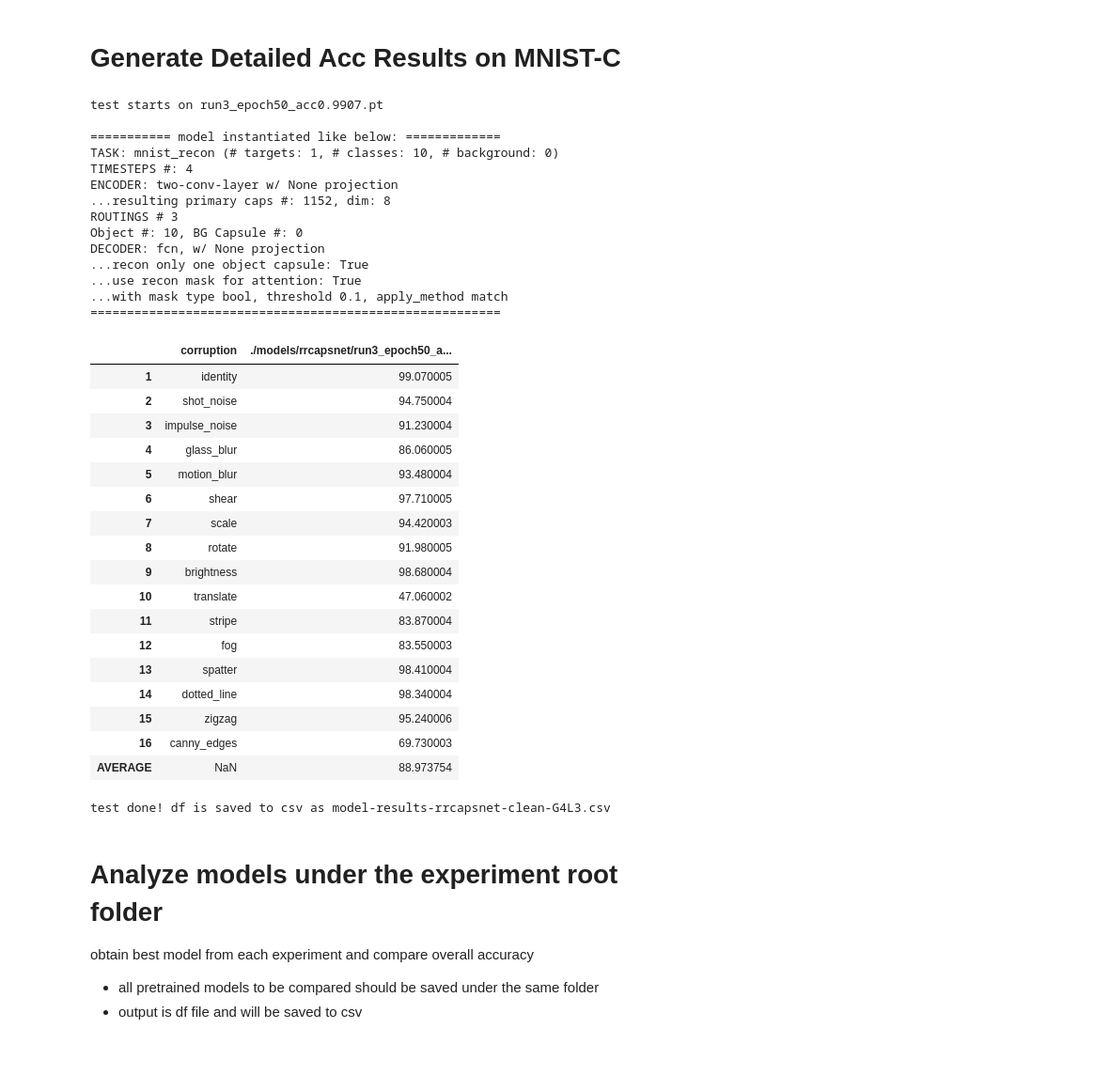
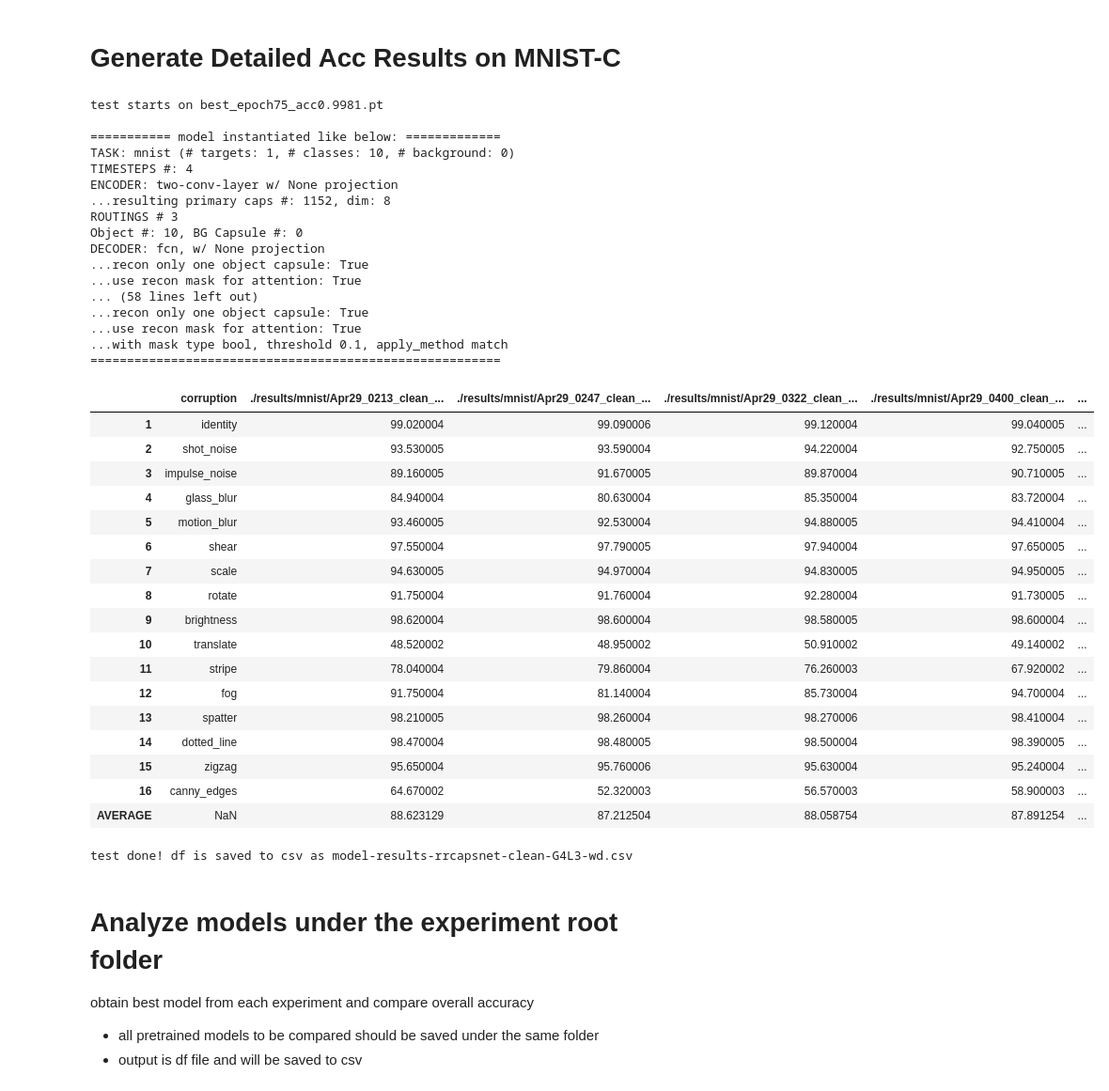
Before and after one commit to ahnchive/ORA-recognition, a Jupyter notebook: eval_rrcapsnet_original.ipynb, the cells around one changed output. Shown at 94% size. Cells and saved outputs as stored; diff of their text form; code cells hidden in the pictures; blank space fills up the shorter version.

```diff
--- a/eval_rrcapsnet_original.ipynb
+++ b/eval_rrcapsnet_original.ipynb
@@ -714,6 +726,7 @@ args_to_update = {'device':DEVICE, 'batch_size':BATCHSIZE,
                  'time_steps': 4, 'routings': 3, 'mask_threshold': 0.1}
 
 load_model_path = './models/rrcapsnet/run3_epoch50_acc0.9907.pt'
+load_model_path = './results/mnist/Apr29_0213_clean_wd_run1/best_epoch75_acc0.9981.pt'
 
 
 args = load_args(load_model_path, args_to_update, print_args)
@@ -721,7 +734,7 @@ model = load_model(args)
 
 
 # obtain model prediction and outputs
-corruption_index =9
+corruption_index =3
 corruption =CORRUPTION_TYPES[corruption_index-1]
 
 if task == 'mnist_c_mini':
@@ -956,10 +964,36 @@ args_to_update = {'device':DEVICE, 'batch_size':BATCHSIZE,
 modelpathlist = [
 # './models/rrcapsnet/run1_epoch50_acc0.9917.pt',
 # './models/rrcapsnet/run2_epoch50_acc0.9915.pt',
-'./models/rrcapsnet/run3_epoch50_acc0.9907.pt',
+# './models/rrcapsnet/run3_epoch50_acc0.9907.pt',
 # './models/rrcapsnet/run4_epoch50_acc0.9905.pt',
 # './models/rrcapsnet/run5_epoch50_acc0.9907.pt',
 
+# './results/mnist/Apr28_1352_adam_clr_128/archive_model_epoch50_acc0.9987.pt'
+# './results/mnist/Apr28_1408_adam_clr_512/archive_model_epoch50_acc0.9953.pt' # increase bn worse
+# './results/mnist/Apr28_1438_adam_clr_128_wde5/archive_model_epoch50_acc0.9986.pt'
+# './results/mnist/Apr28_1458_adam_clr_128_wde4/archive_model_epoch50_acc0.9963.pt' #incerase weigthday worse
+# './results/mnist/Apr28_1550_adamw_clr_128/archive_model_epoch50_acc0.9988.pt'
+# './results/mnist/Apr28_1626_rmsprop_clr_128/archive_model_epoch50_acc0.9936.pt'
+# './results/mnist/Apr28_1641_adam_exp_128/archive_model_epoch50_acc0.9979.pt'
+# './results/mnist/Apr28_1719_adam_exp_128_lre3/archive_model_epoch50_acc0.9982.pt'
+# './results/mnist/Apr28_1745_adam_exp_128_lre3_lamrecon5/archive_model_epoch50_acc0.9986.pt'
+# './results/mnist/Apr28_1815_capsnetencoder_cycle/archive_model_epoch220_acc0.9961.pt'
+
+# './results/mnist/Apr28_2001_shift_adamclr/archive_model_epoch50_acc0.9860.pt'
+
+# Clean-CLR
+# './results/mnist/Apr29_0212_clean_clr_run1/best_epoch174_acc0.9993.pt',
+# './results/mnist/Apr29_0321_clean_clr_run2/best_epoch163_acc0.9993.pt',
+# './results/mnist/Apr29_0427_clean_clr_run3/best_epoch186_acc0.9994.pt',
+# './results/mnist/Apr29_0540_clean_clr_run4/best_epoch212_acc0.9995.pt',
+# './results/mnist/Apr29_0703_clean_clr_run5/earlystop_245_acc0.9995.pt',
+
+# Clean-WD
+'./results/mnist/Apr29_0213_clean_wd_run1/best_epoch75_acc0.9981.pt',
+'./results/mnist/Apr29_0247_clean_wd_run2/best_epoch81_acc0.9987.pt',
+'./results/mnist/Apr29_0322_clean_wd_run3/best_epoch88_acc0.9987.pt',
+'./results/mnist/Apr29_0400_clean_wd_run4/best_epoch62_acc0.9980.pt',
+'./results/mnist/Apr29_0429_clean_wd_run5/best_epoch71_acc0.9987.pt',
 ]
 
 
@@ -972,56 +1006,61 @@ for load_model_path in modelpathlist:
     modelname = load_model_path.split('/')[-1] # filename
     print(f'test starts on {modelname}')
 
     # load args and model
     args = load_args(load_model_path, args_to_update, print_args)
     model = load_model(args)
 
     acclist = []
     for corruption in CORRUPTION_TYPES:
         test_loss, test_loss_class, test_loss_recon, test_acc = test_model_on_each_corruption(PATH_MNISTC, corruption, model, verbose)
         acclist.append(test_acc*100)
     df[load_model_path] = acclist
 
 
 df.index = np.arange(1, len(df)+1)
 df.loc['AVERAGE'] = df.mean()
 df
 # %% [output]
-test starts on run3_epoch50_acc0.9907.pt
+test starts on best_epoch75_acc0.9981.pt
 
 =========== model instantiated like below: =============
-TASK: mnist_recon (# targets: 1, # classes: 10, # background: 0)
+TASK: mnist (# targets: 1, # classes: 10, # background: 0)
 TIMESTEPS #: 4
 ENCODER: two-conv-layer w/ None projection
 ...resulting primary caps #: 1152, dim: 8
 ROUTINGS # 3
 Object #: 10, BG Capsule #: 0
 DECODER: fcn, w/ None projection
 ...recon only one object capsule: True
 ...use recon mask for attention: True
+... (58 lines left out)
+...recon only one object capsule: True
+...use recon mask for attention: True
 ...with mask type bool, threshold 0.1, apply_method match
 ========================================================
-|  | corruption | ./models/rrcapsnet/run3_epoch50_a... |
-| 1 | identity | 99.070005 |
-| 2 | shot_noise | 94.750004 |
-| 3 | impulse_noise | 91.230004 |
-| 4 | glass_blur | 86.060005 |
-| 5 | motion_blur | 93.480004 |
-| 6 | shear | 97.710005 |
-| 7 | scale | 94.420003 |
-| 8 | rotate | 91.980005 |
-| 9 | brightness | 98.680004 |
-| 10 | translate | 47.060002 |
-| 11 | stripe | 83.870004 |
-| 12 | fog | 83.550003 |
-| 13 | spatter | 98.410004 |
-| 14 | dotted_line | 98.340004 |
-| 15 | zigzag | 95.240006 |
-| 16 | canny_edges | 69.730003 |
-| AVERAGE | NaN | 88.973754 |
+|  | corruption | ./results/mnist/Apr29_0213_clean_... | ./results/mnist/Apr29_0247_clean_... | ./results/mnist/Apr29_0322_clean_... | ./results/mnist/Apr29_0400_clean_... | ... |
+| 1 | identity | 99.020004 | 99.090006 | 99.120004 | 99.040005 | ... |
+| 2 | shot_noise | 93.530005 | 93.590004 | 94.220004 | 92.750005 | ... |
+| 3 | impulse_noise | 89.160005 | 91.670005 | 89.870004 | 90.710005 | ... |
+| 4 | glass_blur | 84.940004 | 80.630004 | 85.350004 | 83.720004 | ... |
+| 5 | motion_blur | 93.460005 | 92.530004 | 94.880005 | 94.410004 | ... |
+| 6 | shear | 97.550004 | 97.790005 | 97.940004 | 97.650005 | ... |
+| 7 | scale | 94.630005 | 94.970004 | 94.830005 | 94.950005 | ... |
+| 8 | rotate | 91.750004 | 91.760004 | 92.280004 | 91.730005 | ... |
+| 9 | brightness | 98.620004 | 98.600004 | 98.580005 | 98.600004 | ... |
+| 10 | translate | 48.520002 | 48.950002 | 50.910002 | 49.140002 | ... |
+| 11 | stripe | 78.040004 | 79.860004 | 76.260003 | 67.920002 | ... |
+| 12 | fog | 91.750004 | 81.140004 | 85.730004 | 94.700004 | ... |
+| 13 | spatter | 98.210005 | 98.260004 | 98.270006 | 98.410004 | ... |
+| 14 | dotted_line | 98.470004 | 98.480005 | 98.500004 | 98.390005 | ... |
+| 15 | zigzag | 95.650004 | 95.760006 | 95.630004 | 95.240004 | ... |
+| 16 | canny_edges | 64.670002 | 52.320003 | 56.570003 | 58.900003 | ... |
+| AVERAGE | NaN | 88.623129 | 87.212504 | 88.058754 | 87.891254 | ... |
 # %%
 # save to csv
-path_df = 'model-results-rrcapsnet-clean-G4L3.csv'
+# path_df = 'model-results-rrcapsnet-clean-G4L3.csv'
+path_df = 'model-results-rrcapsnet-clean-G4L3-wd.csv'
+
 overwrite = True
 if os.path.isfile(path_df) and not overwrite:
     print(f'test done! file {path_df} already exists, df is not saved')
@@ -1029,7 +1068,7 @@ else:
     df.to_csv(path_df, index=False)
     print(f'test done! df is saved to csv as {path_df}')
 # %% [output]
-test done! df is saved to csv as model-results-rrcapsnet-clean-G4L3.csv
+test done! df is saved to csv as model-results-rrcapsnet-clean-G4L3-wd.csv
 # %% [markdown]
 # Analyze models under the experiment root folder
 obtain best model from each experiment and compare overall accuracy
```
Also changed, not shown: parts of 6 cells of this notebook, 35 other files.
